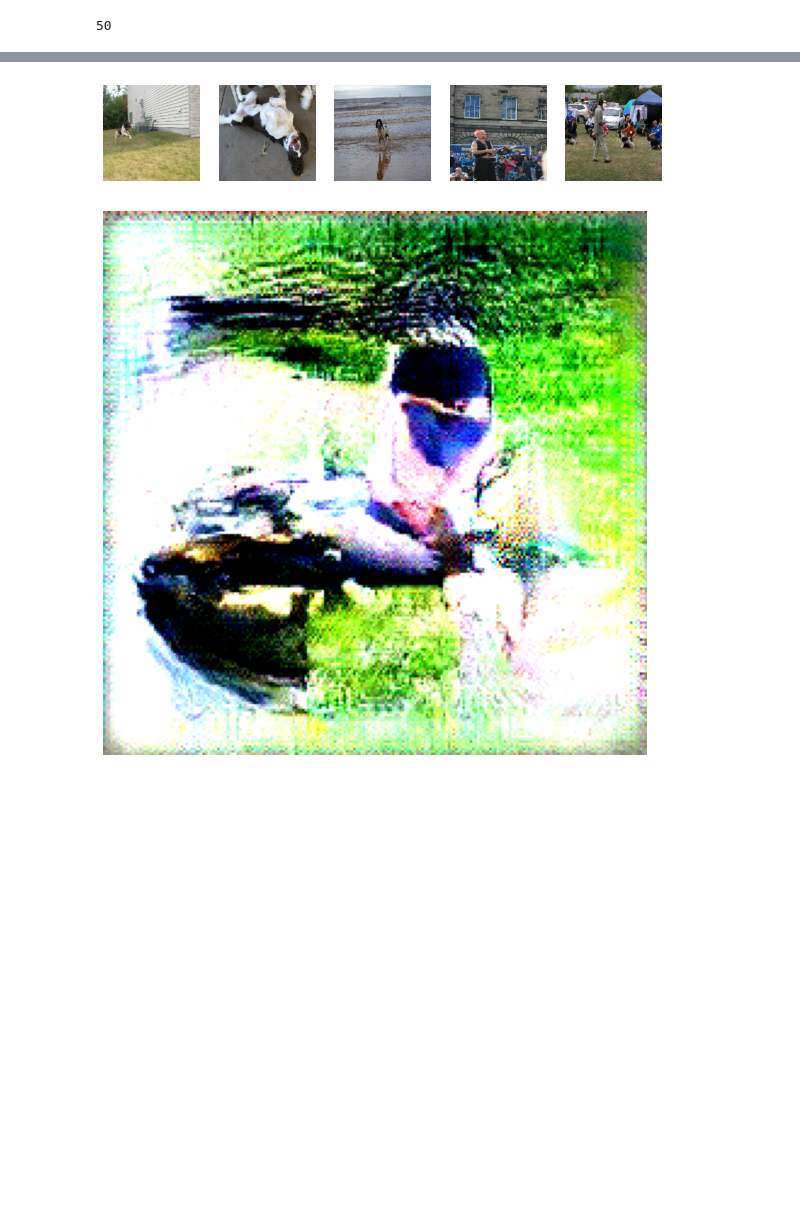
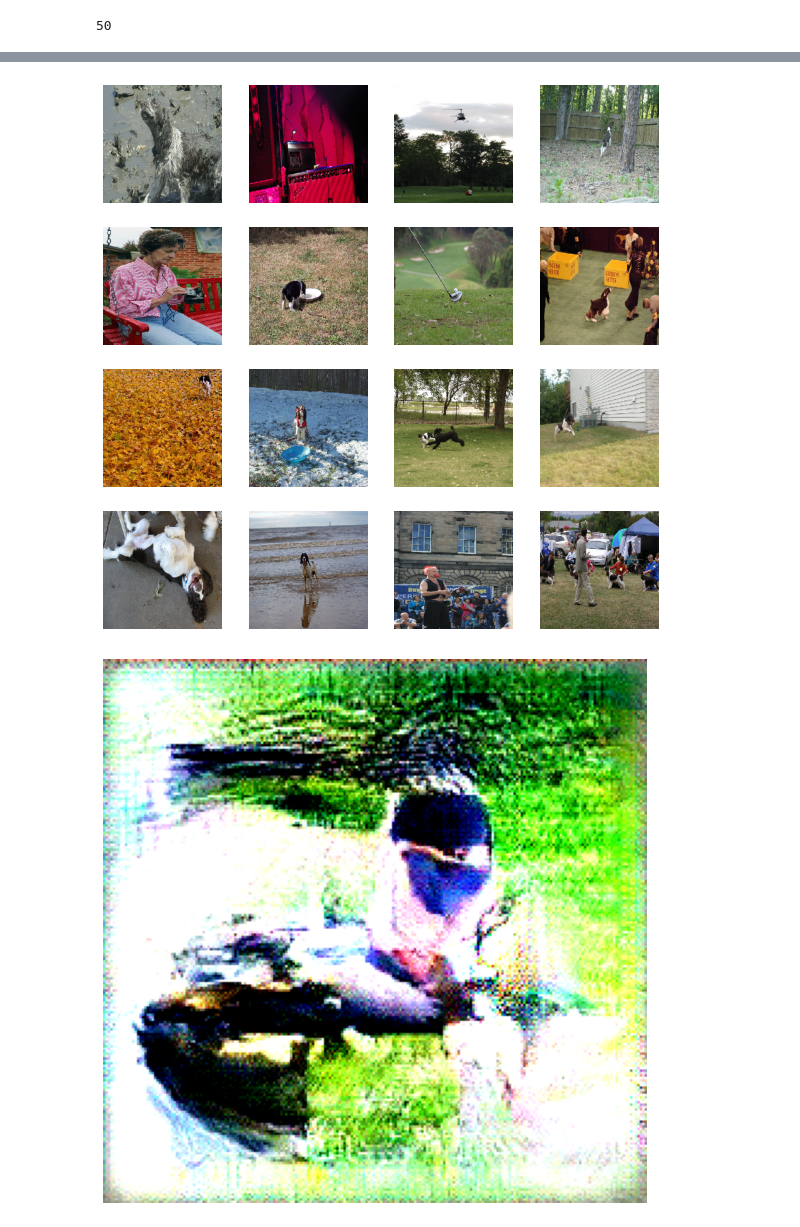
Before and after one commit to maochengxu/ActMax-4-Transformers, a Jupyter notebook: experiments/similarity.ipynb, the cells around one changed output, grey strips where cells are left out. Cells and saved outputs as stored; diff of their text form; code cells hidden in the pictures; blank space fills up the shorter version.

```diff
--- a/experiments/similarity.ipynb
+++ b/experiments/similarity.ipynb
@@ -19,7 +19,7 @@ nature_loader_0 = ImageLoader('../../Datasets/imagenette2/val/n01440764')
 nature_loader_1 = ImageLoader('../../Datasets/imagenette2/val/n02102040')
 nature_loader_2 = ImageLoader('../../Datasets/imagenette2/val/n02979186')
 nature_loader_3 = ImageLoader('../../Datasets/imagenette2/val/n03000684')
-nature_loader_4 = ImageLoader('../../Datasets/imagenette2/val/n03028079')
+nature_loader_4 = ImageLoader('../../Datasets/imagenette2/val/n03445777')
 syn_loader = ImageLoader('./results/evolutions/vit_b_16/tench')
 # %%
 nature_loader_0.load()
@@ -58,7 +58,7 @@ nature_imgs = torch.cat((nature_imgs_0, nature_imgs_1, nature_imgs_2, nature_img
 distances = [torch.norm(syn_vectors[0] - vector).item() for vector in nature_vectors]
 
 # Select the closest natural images
-num_closest = 5  # Number of closest images to select
+num_closest = 16  # Number of closest images to select
 closest_indices = torch.argsort(torch.tensor(distances))[:num_closest]
 closest_images = [nature_imgs[i] for i in closest_indices]
 # %%
@@ -68,10 +69,10 @@ tensor([333, 173, 188, 254,  80])
 # %%
-# Plot the closest images
+# Plot the closest images in a grid
 import matplotlib.pyplot as plt
 import numpy as np
 plt.figure(figsize=(10, 10))
 for i in range(num_closest):
-    plt.subplot(1, num_closest, i+1)
+    plt.subplot(4, 4, i+1)
     plt.imshow(closest_images[i].cpu().numpy().transpose(1, 2, 0))
     plt.axis('off')
 plt.show()
@@ -80,18 +81,18 @@ plt.show()
 # %%
 # Select the furthest natural images
-num_furthest = 5  # Number of furthest images to select
+num_furthest = 16  # Number of furthest images to select
 furthest_indices = torch.argsort(torch.tensor(distances))[-num_furthest:]
 furthest_images = [nature_imgs[i] for i in furthest_indices]
 # %%
 # Plot the furthest images
 plt.figure(figsize=(10, 10))
 for i in range(num_furthest):
-    plt.subplot(1, num_furthest, i+1)
+    plt.subplot(4, 4, i+1)
     plt.imshow(furthest_images[i].cpu().numpy().transpose(1, 2, 0))
     plt.axis('off')
 plt.show()
 # %% [output]
-[figure, old version]
+[figure, new version]
 # %%
 # Plot the generated image
 plt.figure(figsize=(10, 10))
```
Also changed, not shown: parts of 10 cells of this notebook, 5 other files.
